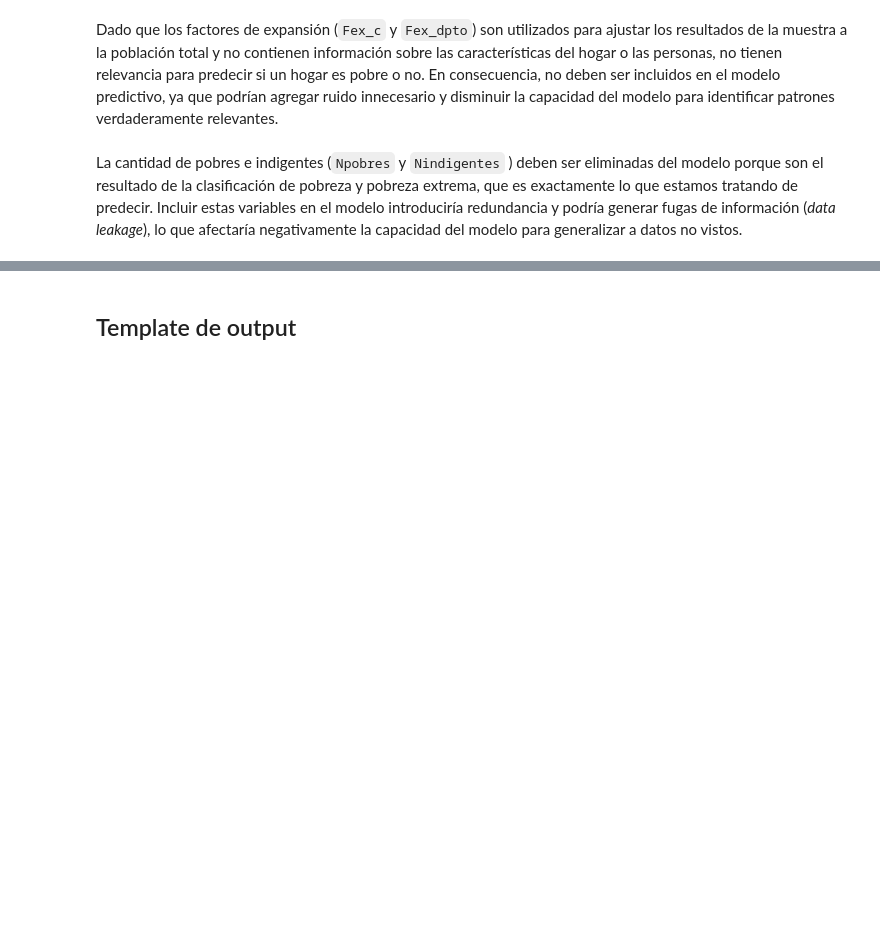
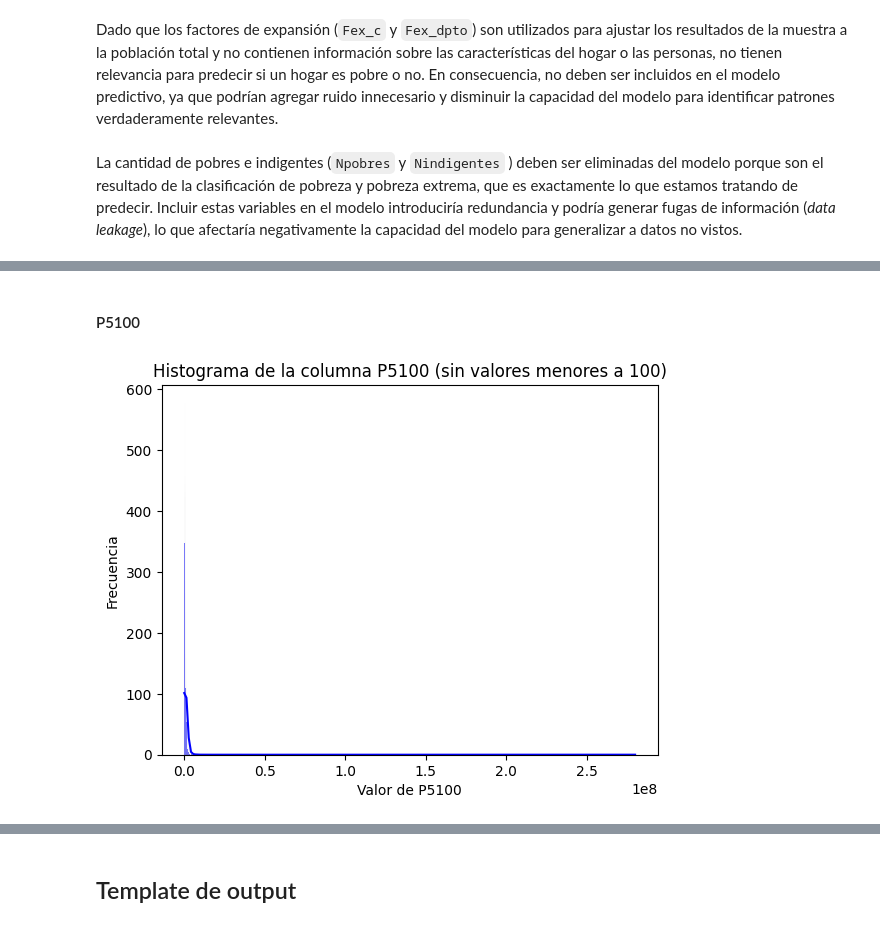
Before and after one commit to victoria-mascaro/ML_UNLP, a Jupyter notebook: PS2/scripts/1_eda_b.ipynb, the cells around one changed output, grey strips where cells are left out. Drawn from its saved outputs; the diff is of its cells as text; code cells hidden in the pictures; blank space fills up the shorter version.

```diff
--- a/PS2/scripts/1_eda_b.ipynb
+++ b/PS2/scripts/1_eda_b.ipynb
@@ -409,0 +521,20 @@ La cantidad de pobres e indigentes (`Npobres` y `Nindigentes` ) deben ser elimin
+# %% [markdown]
+#### P5100
+# %%
+#incluso eliminando los mpas chicos hay una gran cola a la derecha
+
+# Eliminar los valores menores a 100 en la columna 'P5100'
+X_train_filtered = X_train[train_hogares['P5100'] >= 100]
+
+# Generar el histograma de la columna 'P5100' sin valores menores a 100
+sns.histplot(X_train_filtered['P5100'], kde=True, color='blue')
+
+# Configuración de título y etiquetas
+plt.title('Histograma de la columna P5100 (sin valores menores a 100)')
+plt.xlabel('Valor de P5100')
+plt.ylabel('Frecuencia')
+
+# Mostrar el gráfico
+plt.show()
+# %% [output]
+[figure, added]
```
Also changed, not shown: parts of 21 cells of this notebook, 1 other file.
